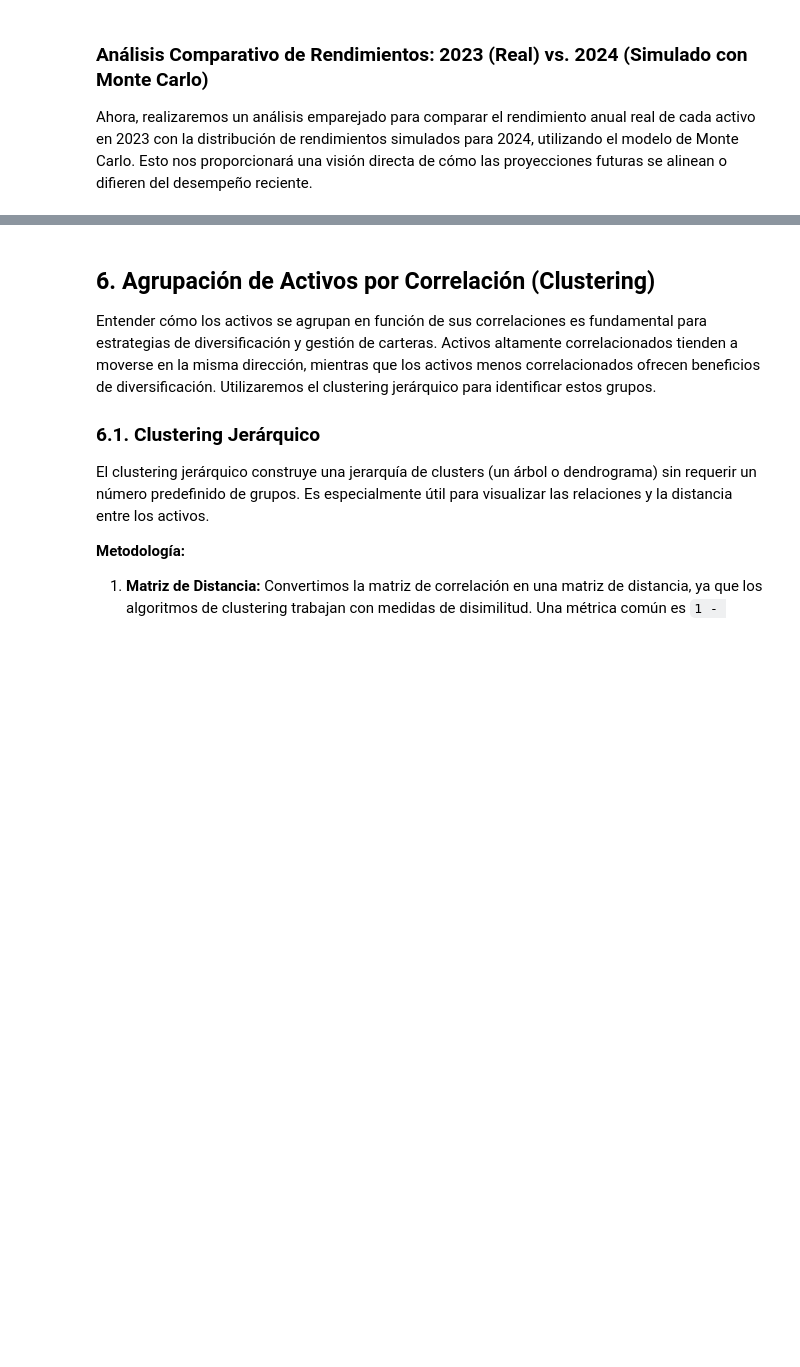
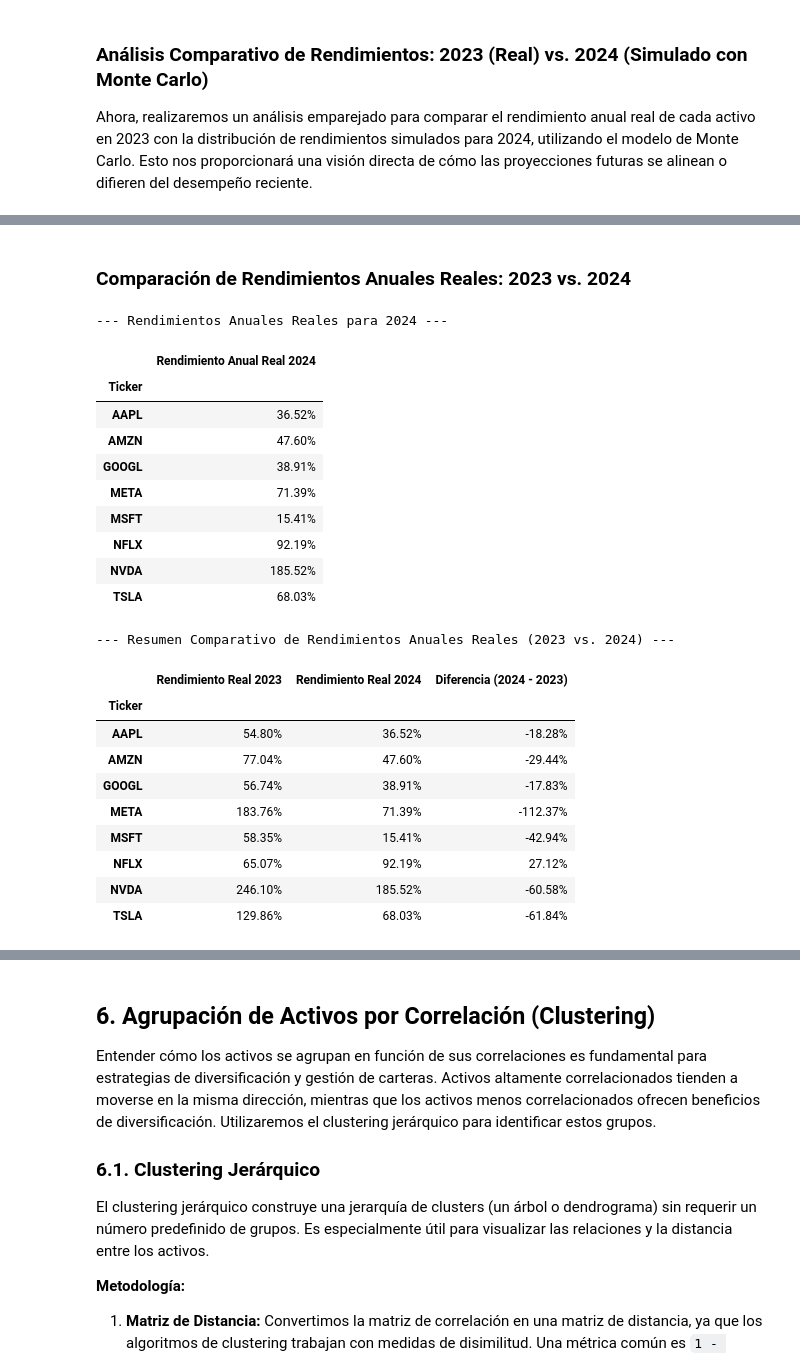
Before and after one commit to mcabeza-gif/Modelado-de-Datos, a Jupyter notebook: modelado_de_datos_.ipynb, the cells around one changed output, grey strips where cells are left out. Drawn from its saved outputs; the diff is of its cells as text; code cells hidden in the pictures; blank space fills up the shorter version.

```diff
--- a/modelado_de_datos_.ipynb
+++ b/modelado_de_datos_.ipynb
@@ -2360,0 +2367,53 @@ display(comparison_df.style.format('{:.2%}'))
+# %% [markdown]
+### Comparación de Rendimientos Anuales Reales: 2023 vs. 2024
+# %%
+import pandas as pd
+
+# 1. Calcular Rendimientos Anuales Reales para 2024
+# Ya tenemos close_prices_2024 de la celda 0c021d37
+
+# Obtener el primer y último precio de cierre para cada ticker en 2024
+first_prices_2024 = close_prices_2024.iloc[0]
+last_prices_2024 = close_prices_2024.iloc[-1]
+
+# Calcular el rendimiento anual real para 2024
+actual_annual_returns_2024 = (last_prices_2024 - first_prices_2024) / first_prices_2024
+
+print("--- Rendimientos Anuales Reales para 2024 ---")
+display(actual_annual_returns_2024.to_frame(name='Rendimiento Anual Real 2024').style.format('{:.2%}'))
+
+# 2. Crear un DataFrame comparativo con los rendimientos reales de 2023 y 2024
+# actual_annual_returns_2023 ya está disponible del contexto
+
+comparison_actual_returns_df = pd.DataFrame({
+    'Rendimiento Real 2023': actual_annual_returns_2023,
+    'Rendimiento Real 2024': actual_annual_returns_2024
+})
+
+comparison_actual_returns_df['Diferencia (2024 - 2023)'] = comparison_actual_returns_df['Rendimiento Real 2024'] - comparison_actual_returns_df['Rendimiento Real 2023']
+
+print("\n--- Resumen Comparativo de Rendimientos Anuales Reales (2023 vs. 2024) ---")
+display(comparison_actual_returns_df.style.format('{:.2%}'))
+# %% [output]
+--- Rendimientos Anuales Reales para 2024 ---
+|  | Rendimiento Anual Real 2024 |
+| Ticker |  |
+| AAPL | 36.52% |
+| AMZN | 47.60% |
+| GOOGL | 38.91% |
+| META | 71.39% |
+| MSFT | 15.41% |
+| NFLX | 92.19% |
+| NVDA | 185.52% |
+| TSLA | 68.03% |
+--- Resumen Comparativo de Rendimientos Anuales Reales (2023 vs. 2024) ---
+|  | Rendimiento Real 2023 | Rendimiento Real 2024 | Diferencia (2024 - 2023) |
+| Ticker |  |  |  |
+| AAPL | 54.80% | 36.52% | -18.28% |
+| AMZN | 77.04% | 47.60% | -29.44% |
+| GOOGL | 56.74% | 38.91% | -17.83% |
+| META | 183.76% | 71.39% | -112.37% |
+| MSFT | 58.35% | 15.41% | -42.94% |
+| NFLX | 65.07% | 92.19% | 27.12% |
+| NVDA | 246.10% | 185.52% | -60.58% |
+| TSLA | 129.86% | 68.03% | -61.84% |
```
Also changed, not shown: parts of 14 cells of this notebook.
